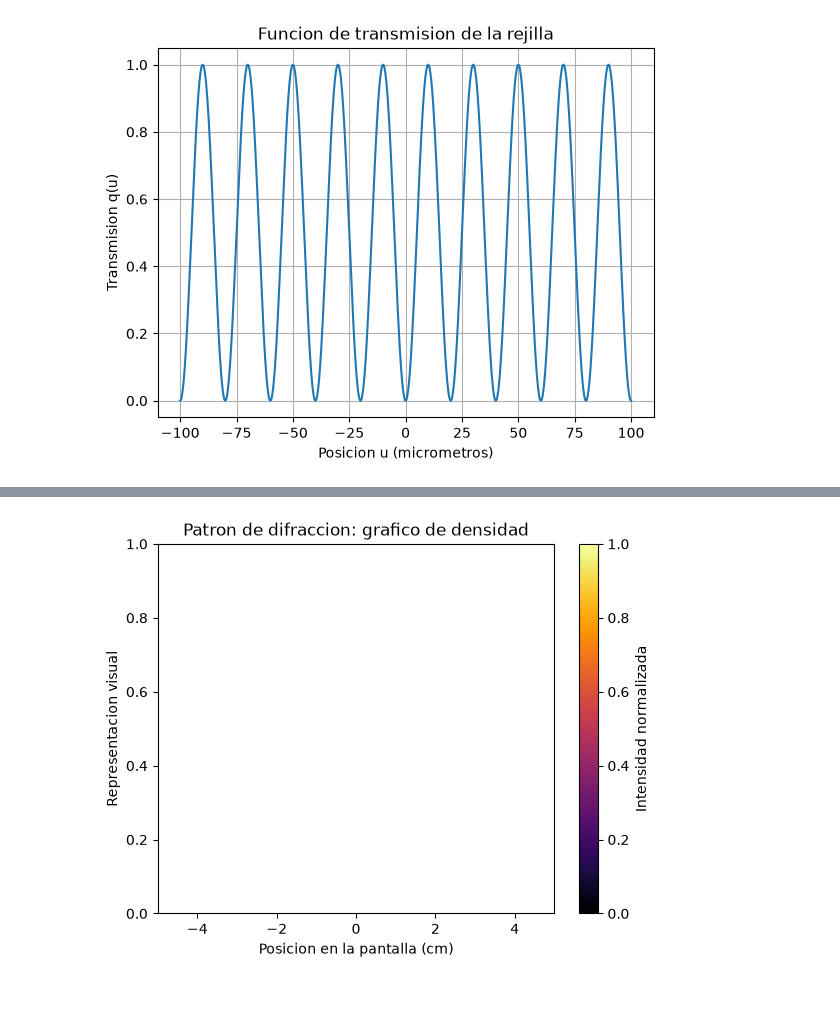
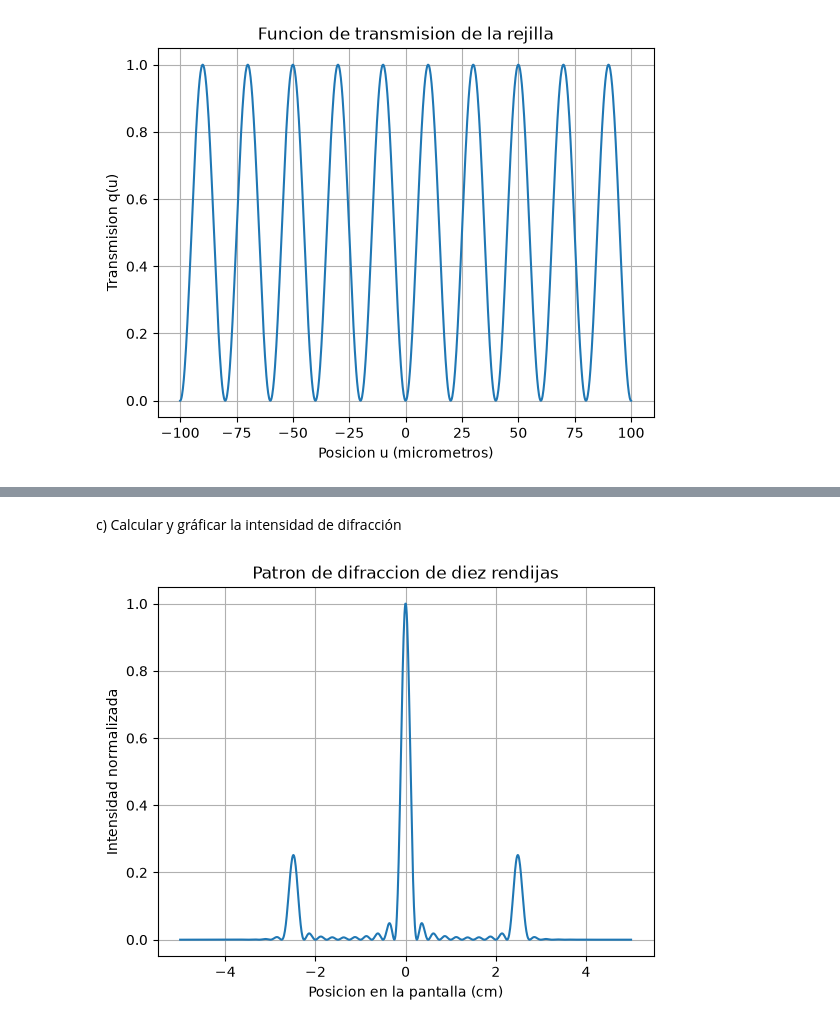
Before and after one commit to naat-j/FisicaComputacional_2027-1_8270, a Jupyter notebook: 1_ProgramacionPython/Tarea_Practica_4_Jupyter.ipynb, the cells around one changed output, grey strips where cells are left out. Cells and saved outputs as stored; diff of their text form; code cells hidden in the pictures; blank space fills up the shorter version.

```diff
--- a/1_ProgramacionPython/Tarea_Practica_4_Jupyter.ipynb
+++ b/1_ProgramacionPython/Tarea_Practica_4_Jupyter.ipynb
@@ -515,20 +554,30 @@ AttributeError: module 'numpy' has no attribute 'trapz'
-# %%
-
-# Crear una matriz con filas identicas de intensidad
-imagen = np.tile(I, (100, 1))
-
-plt.imshow(
-    imagen,
-    extent=[x[0] * 100, x[-1] * 100, 0, 1],
-    aspect="auto",
-    origin="lower",
-    cmap="inferno"
-)
-
-plt.xlabel("Posicion en la pantalla (cm)")
-plt.ylabel("Representacion visual")
-plt.title("Patron de difraccion: grafico de densidad")
-plt.colorbar(label="Intensidad normalizada")
-plt.show()
-# %% [output]
-[figure, removed]
+# %% [markdown]
+c) Calcular y gráficar la intensidad de difracción
+# %%
+
+lam = 500e-9
+f = 1.0
+w = 10 * d
+
+u = np.linspace(-w/2, w/2, 4000)
+qu = q(u)
+
+x = np.linspace(-0.05, 0.05, 1000)
+
+I = np.zeros(len(x))
+
+for i in range(len(x)):
+    fase = np.exp(1j * 2 * np.pi * x[i] * u / (lam * f))
+    amplitud = np.trapezoid(qu * fase, u)
+    I[i] = abs(amplitud)**2
+
+I = I / np.max(I)
+
+plt.plot(x * 100, I)
+plt.xlabel("Posicion en la pantalla (cm)")
+plt.ylabel("Intensidad normalizada")
+plt.title("Patron de difraccion de diez rendijas")
+plt.grid()
+plt.show()
+# %% [output]
+[figure, added]
```
Also changed, not shown: parts of 29 cells of this notebook.
